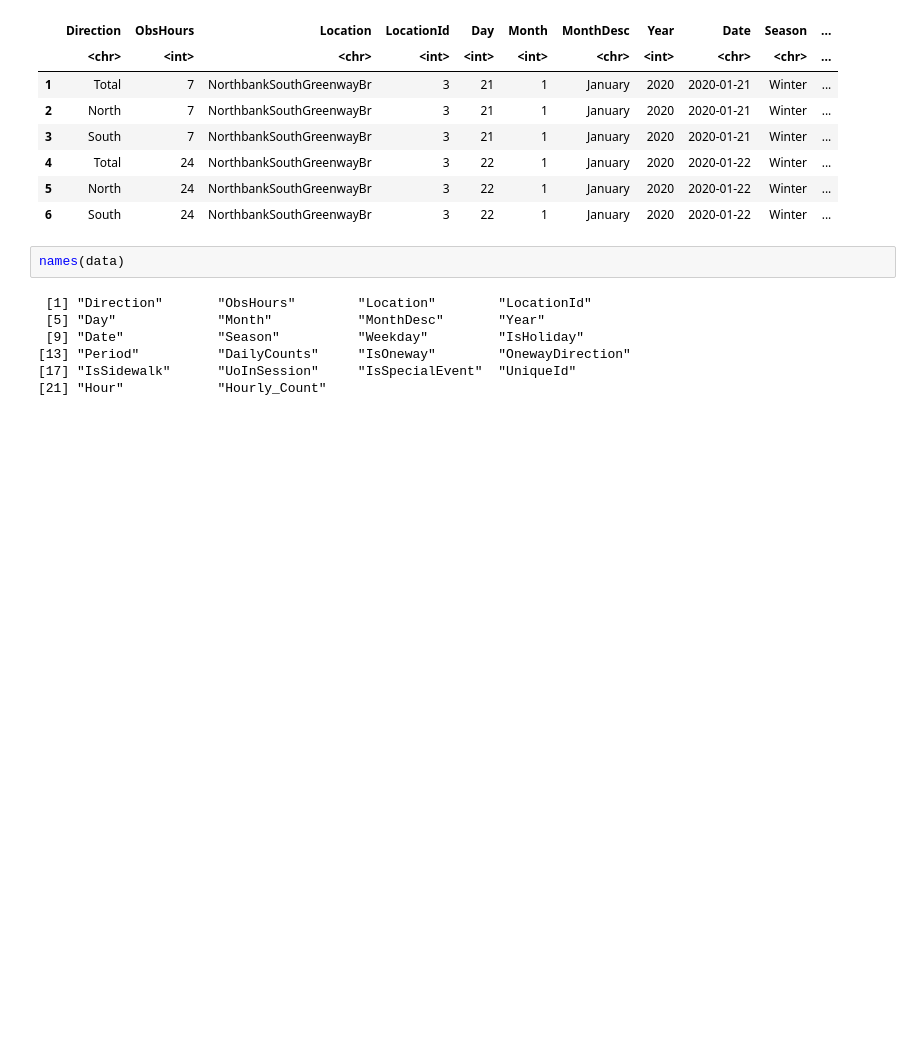
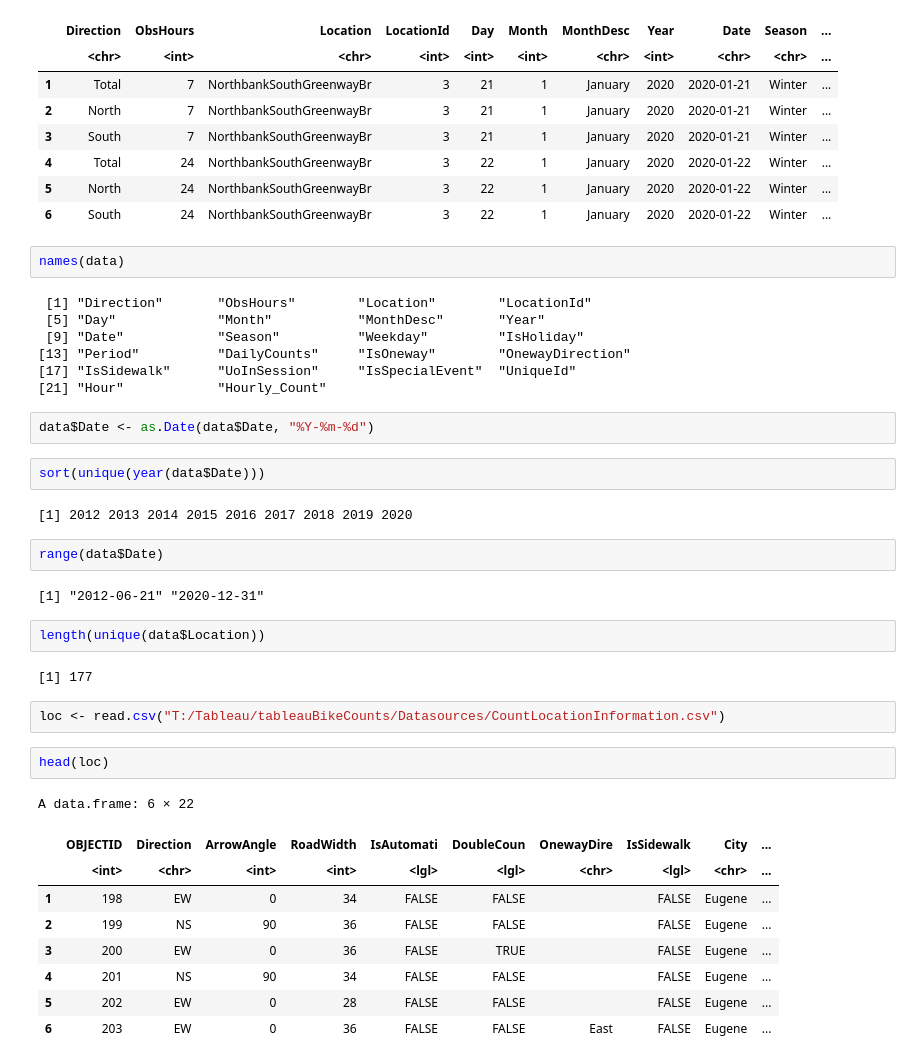
Before and after one commit to dongmeic/BikeCounting, a Jupyter notebook: BikeCounts/Explore_Bike_Counts.ipynb, the cells around one changed output. Cells and saved outputs as stored; diff of their text form; blank space fills up the shorter version.

```diff
--- a/BikeCounts/Explore_Bike_Counts.ipynb
+++ b/BikeCounts/Explore_Bike_Counts.ipynb
@@ -25,3 +37,31 @@ names(data)
 [13] "Period"          "DailyCounts"     "IsOneway"        "OnewayDirection"
 [17] "IsSidewalk"      "UoInSession"     "IsSpecialEvent"  "UniqueId"
 [21] "Hour"            "Hourly_Count"
+# %%
+data$Date <- as.Date(data$Date, "%Y-%m-%d")
+# %%
+sort(unique(year(data$Date)))
+# %% [output]
+[1] 2012 2013 2014 2015 2016 2017 2018 2019 2020
+# %%
+range(data$Date)
+# %% [output]
+[1] "2012-06-21" "2020-12-31"
+# %%
+length(unique(data$Location))
+# %% [output]
+[1] 177
+# %%
+loc <- read.csv("T:/Tableau/tableauBikeCounts/Datasources/CountLocationInformation.csv")
+# %%
+head(loc)
+# %% [output]
+A data.frame: 6 × 22
+|  | OBJECTID | Direction | ArrowAngle | RoadWidth | IsAutomati | DoubleCoun | OnewayDire | IsSidewalk | City | ... |
+|  | <int> | <chr> | <int> | <int> | <lgl> | <lgl> | <chr> | <lgl> | <chr> | ... |
+| 1 | 198 | EW | 0 | 34 | FALSE | FALSE |  | FALSE | Eugene | ... |
+| 2 | 199 | NS | 90 | 36 | FALSE | FALSE |  | FALSE | Eugene | ... |
+| 3 | 200 | EW | 0 | 36 | FALSE | TRUE |  | FALSE | Eugene | ... |
+| 4 | 201 | NS | 90 | 34 | FALSE | FALSE |  | FALSE | Eugene | ... |
+| 5 | 202 | EW | 0 | 28 | FALSE | FALSE |  | FALSE | Eugene | ... |
+| 6 | 203 | EW | 0 | 36 | FALSE | FALSE | East | FALSE | Eugene | ... |
```
Also changed, not shown: parts of 17 cells of this notebook, 1 other file.
